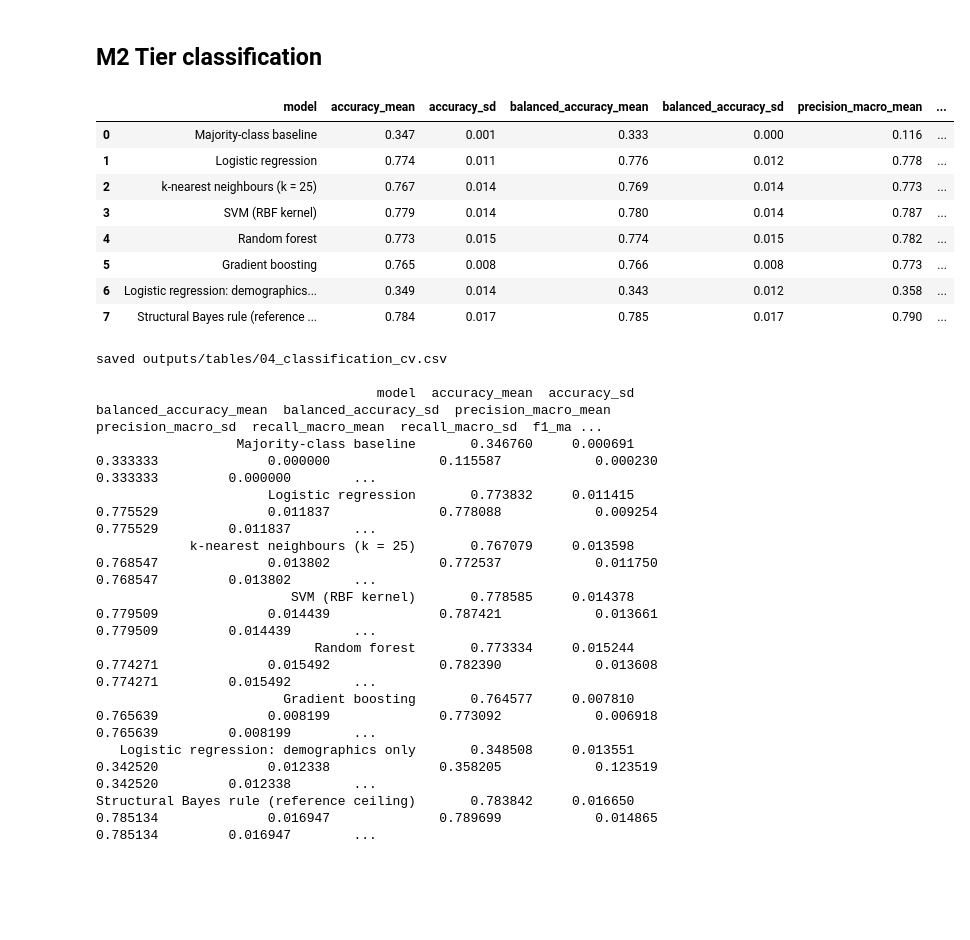
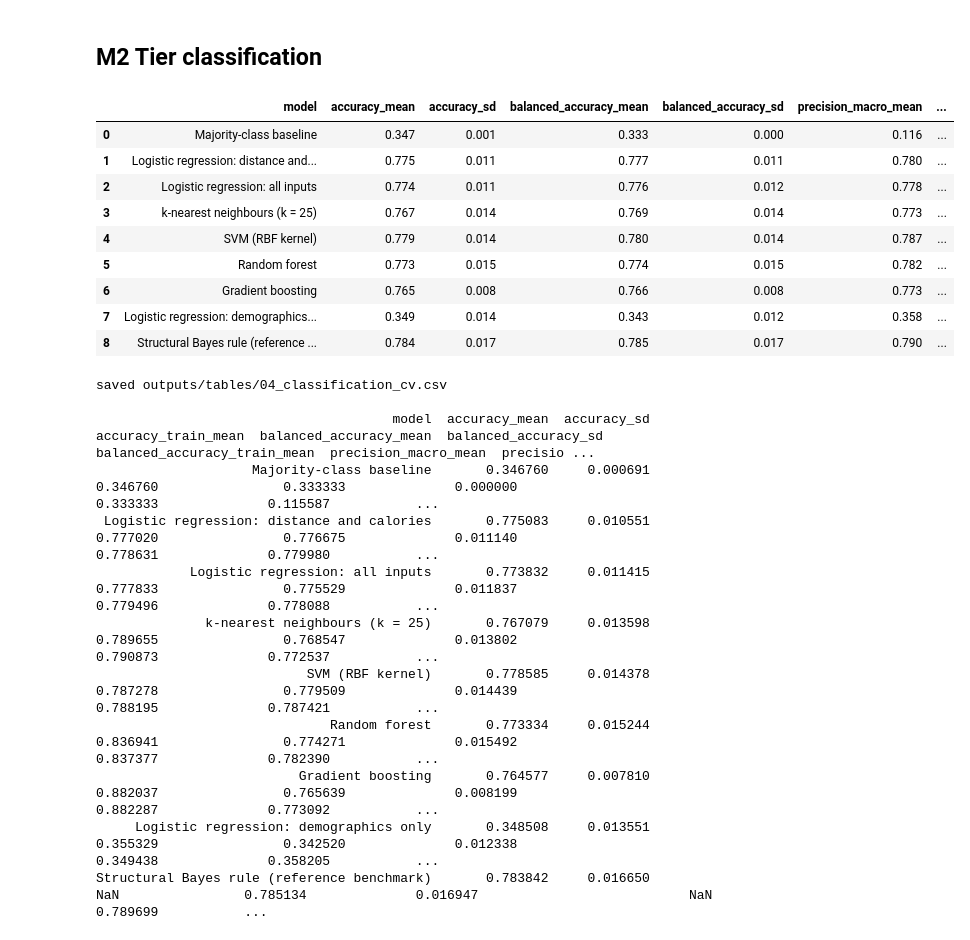
Before and after one commit to eirikrbe/MSE803-DA, a Jupyter notebook: Ass 2/Ass2-Fitness/notebooks/Ass2-Fitness_04_modeling.ipynb, the cells around one changed output. Drawn from its saved outputs; the diff is of its cells as text; code cells hidden in the pictures; blank space fills up the shorter version.

```diff
--- a/Ass 2/Ass2-Fitness/notebooks/Ass2-Fitness_04_modeling.ipynb
+++ b/Ass 2/Ass2-Fitness/notebooks/Ass2-Fitness_04_modeling.ipynb
@@ -316,7 +320,8 @@ Xq_te = sm.add_constant(test[['app_sessions']])
 lo_q, hi_q = q_lo.predict(Xq_te).to_numpy(), q_hi.predict(Xq_te).to_numpy()
 
 lin = fitted_reg['Linear: sessions only']
-res = yr_tr - lin.predict(Xr_tr)
+# Out-of-fold residuals: the band is not fitted to the same errors it is meant to cover.
+res = yr_tr - cross_val_predict(reg_models['Linear: sessions only'], Xr_tr, yr_tr, cv=kf)
 r_lo, r_hi = np.quantile(res, [0.10, 0.90])
 centre = lin.predict(Xr_te)
 lo_c, hi_c = centre + r_lo, centre + r_hi
@@ -328,7 +333,8 @@ for tier in TIERS + ['All users']:
         cov = interval_coverage(yr_te.to_numpy()[m], lo[m], hi[m])
         rows.append({'tier': tier, 'interval': label, 'n': int(m.sum()), **cov})
 pi = pd.DataFrame(rows)
-display(pi.pivot(index='tier', columns='interval', values=['coverage', 'mean_width']).round(3).loc[TIERS + ['All users']])
+display(pi.pivot(index='tier', columns='interval',
+                 values=['coverage', 'coverage_low', 'coverage_high', 'mean_width']).round(3).loc[TIERS + ['All users']])
 print('quantile-regression interval at 60 sessions: {:.0f}-{:.0f} kcal; at 190 sessions: {:.0f}-{:.0f} kcal'.format(
     *q_lo.predict([[1, 60]]), *q_hi.predict([[1, 60]]), *q_lo.predict([[1, 190]]), *q_hi.predict([[1, 190]])))
 _ = save_table(pi.round(4), '04_prediction_intervals')
@@ -419,12 +429,16 @@ app_sessions        1.2125      0.0287
 ## M2 Tier classification
 # %%
 NUM_C = ['distance_km', 'calories', 'age']
+ACTIVITY = ['distance_km', 'calories']
 Xc_tr, yc_tr = train[NUM_C + CAT], train['activity_level'].astype(str)
 Xc_te, yc_te = test[NUM_C + CAT], test['activity_level'].astype(str)
 
+# Each pipeline selects its own columns, so every model receives the same frame.
 clf_models = {
     'Majority-class baseline': DummyClassifier(strategy='most_frequent'),
-    'Logistic regression': Pipeline([('prep', prep(NUM_C)), ('model', LogisticRegression(max_iter=2000))]),
+    'Logistic regression: distance and calories': Pipeline([
+        ('prep', ColumnTransformer([('num', StandardScaler(), ACTIVITY)])), ('model', LogisticRegression(max_iter=2000))]),
+    'Logistic regression: all inputs': Pipeline([('prep', prep(NUM_C)), ('model', LogisticRegression(max_iter=2000))]),
     'k-nearest neighbours (k = 25)': Pipeline([('prep', prep(NUM_C)), ('model', KNeighborsClassifier(25))]),
     'SVM (RBF kernel)': Pipeline([('prep', prep(NUM_C)), ('model', CalibratedClassifierCV(
         SVC(C=1.0, random_state=SEED), ensemble=False))]),
@@ -438,56 +452,57 @@ clf_models = {
 }
 CLF_SCORING = {'accuracy': 'accuracy', 'balanced_accuracy': 'balanced_accuracy',
                'precision_macro': 'precision_macro', 'recall_macro': 'recall_macro',
                'f1_macro': 'f1_macro', 'roc_auc_ovr': 'roc_auc_ovr'}
-clf_cv = cv_table(clf_models, Xc_tr, yc_tr, cv=skf, scoring=CLF_SCORING)
+clf_cv = cv_table(clf_models, Xc_tr, yc_tr, cv=skf, scoring=CLF_SCORING, return_train=True)
 
 # Structural Bayes rule: the tier posterior implied by the data's structure (02), with sessions unseen.
 S = np.arange(50, 200)
 BAND = np.select([S < 100, S < 150], [0, 1], 2)
 
 def structural_proba(distance, calories):
     """P(tier | distance, calories) if sessions are flat on 50-199, distance flat on 0.5-1.0 x sessions
     and calories flat on 2-5 x sessions, each rounded to a whole number. Columns follow TIERS."""
     d = np.asarray(distance, float)[:, None]
     c = np.asarray(calories, float)[:, None]
-    like = (((d >= 0.5 * S - 0.5) & (d <= S + 0.5)) / (0.5 * S + 1)) * \
-           (((c >= 2 * S - 0.5) & (c <= 5 * S + 0.5)) / (3 * S + 1))
+    like = (((d >= 0.5 * S - 0.5) & (d <= S + 0.5)) / (0.5 * S + 1)) *            (((c >= 2 * S - 0.5) & (c <= 5 * S + 0.5)) / (3 * S + 1))
     post = np.stack([like[:, BAND == k].sum(axis=1) for k in range(3)], axis=1)
     return post / post.sum(axis=1, keepdims=True)
 
 fold = []
 for _, va in skf.split(Xc_tr, yc_tr):
     part = train.iloc[va]
     P = structural_proba(part['distance_km'], part['calories'])
     fold.append(classification_metrics(part['activity_level'].astype(str), np.array(TIERS)[P.argmax(1)],
                                        proba=P, labels=TIERS))
 fold = pd.DataFrame(fold)
-clf_cv.loc[len(clf_cv)] = {'model': 'Structural Bayes rule (reference ceiling)',
+clf_cv.loc[len(clf_cv)] = {'model': 'Structural Bayes rule (reference benchmark)',
                            **{f'{m}_{s}': (fold[m].std(ddof=1) if s == 'sd' else fold[m].mean())
                               for m in CLF_SCORING for s in ['mean', 'sd']}}
-display(clf_cv.round(3))
+display(clf_cv[[c for c in clf_cv if 'train' not in c]].round(3))
 _ = save_table(clf_cv.round(6), '04_classification_cv')
 # %% [output]
 |  | model | accuracy_mean | accuracy_sd | balanced_accuracy_mean | balanced_accuracy_sd | precision_macro_mean | ... |
 | 0 | Majority-class baseline | 0.347 | 0.001 | 0.333 | 0.000 | 0.116 | ... |
-| 1 | Logistic regression | 0.774 | 0.011 | 0.776 | 0.012 | 0.778 | ... |
-| 2 | k-nearest neighbours (k = 25) | 0.767 | 0.014 | 0.769 | 0.014 | 0.773 | ... |
-| 3 | SVM (RBF kernel) | 0.779 | 0.014 | 0.780 | 0.014 | 0.787 | ... |
-| 4 | Random forest | 0.773 | 0.015 | 0.774 | 0.015 | 0.782 | ... |
-| 5 | Gradient boosting | 0.765 | 0.008 | 0.766 | 0.008 | 0.773 | ... |
-| 6 | Logistic regression: demographics... | 0.349 | 0.014 | 0.343 | 0.012 | 0.358 | ... |
-| 7 | Structural Bayes rule (reference ... | 0.784 | 0.017 | 0.785 | 0.017 | 0.790 | ... |
+| 1 | Logistic regression: distance and... | 0.775 | 0.011 | 0.777 | 0.011 | 0.780 | ... |
+| 2 | Logistic regression: all inputs | 0.774 | 0.011 | 0.776 | 0.012 | 0.778 | ... |
+| 3 | k-nearest neighbours (k = 25) | 0.767 | 0.014 | 0.769 | 0.014 | 0.773 | ... |
+| 4 | SVM (RBF kernel) | 0.779 | 0.014 | 0.780 | 0.014 | 0.787 | ... |
+| 5 | Random forest | 0.773 | 0.015 | 0.774 | 0.015 | 0.782 | ... |
+| 6 | Gradient boosting | 0.765 | 0.008 | 0.766 | 0.008 | 0.773 | ... |
+| 7 | Logistic regression: demographics... | 0.349 | 0.014 | 0.343 | 0.012 | 0.358 | ... |
+| 8 | Structural Bayes rule (reference ... | 0.784 | 0.017 | 0.785 | 0.017 | 0.790 | ... |
 saved outputs/tables/04_classification_cv.csv
 
-                                    model  accuracy_mean  accuracy_sd  balanced_accuracy_mean  balanced_accuracy_sd  precision_macro_mean  precision_macro_sd  recall_macro_mean  recall_macro_sd  f1_ma ...
-                  Majority-class baseline       0.346760     0.000691                0.333333              0.000000              0.115587            0.000230           0.333333         0.000000        ...
-                      Logistic regression       0.773832     0.011415                0.775529              0.011837              0.778088            0.009254           0.775529         0.011837        ...
-            k-nearest neighbours (k = 25)       0.767079     0.013598                0.768547              0.013802              0.772537            0.011750           0.768547         0.013802        ...
-                         SVM (RBF kernel)       0.778585     0.014378                0.779509              0.014439              0.787421            0.013661           0.779509         0.014439        ...
-                            Random forest       0.773334     0.015244                0.774271              0.015492              0.782390            0.013608           0.774271         0.015492        ...
-                        Gradient boosting       0.764577     0.007810                0.765639              0.008199              0.773092            0.006918           0.765639         0.008199        ...
-   Logistic regression: demographics only       0.348508     0.013551                0.342520              0.012338              0.358205            0.123519           0.342520         0.012338        ...
-Structural Bayes rule (reference ceiling)       0.783842     0.016650                0.785134              0.016947              0.789699            0.014865           0.785134         0.016947        ...
+                                      model  accuracy_mean  accuracy_sd  accuracy_train_mean  balanced_accuracy_mean  balanced_accuracy_sd  balanced_accuracy_train_mean  precision_macro_mean  precisio ...
+                    Majority-class baseline       0.346760     0.000691             0.346760                0.333333              0.000000                      0.333333              0.115587           ...
+ Logistic regression: distance and calories       0.775083     0.010551             0.777020                0.776675              0.011140                      0.778631              0.779980           ...
+            Logistic regression: all inputs       0.773832     0.011415             0.777833                0.775529              0.011837                      0.779496              0.778088           ...
+              k-nearest neighbours (k = 25)       0.767079     0.013598             0.789655                0.768547              0.013802                      0.790873              0.772537           ...
+                           SVM (RBF kernel)       0.778585     0.014378             0.787278                0.779509              0.014439                      0.788195              0.787421           ...
+                              Random forest       0.773334     0.015244             0.836941                0.774271              0.015492                      0.837377              0.782390           ...
+                          Gradient boosting       0.764577     0.007810             0.882037                0.765639              0.008199                      0.882287              0.773092           ...
+     Logistic regression: demographics only       0.348508     0.013551             0.355329                0.342520              0.012338                      0.349438              0.358205           ...
+Structural Bayes rule (reference benchmark)       0.783842     0.016650                  NaN                0.785134              0.016947                           NaN              0.789699           ...
 # %% [markdown]
 ### Interpretation
 
```
Also changed, not shown: parts of 58 cells of this notebook, 32 other files.
